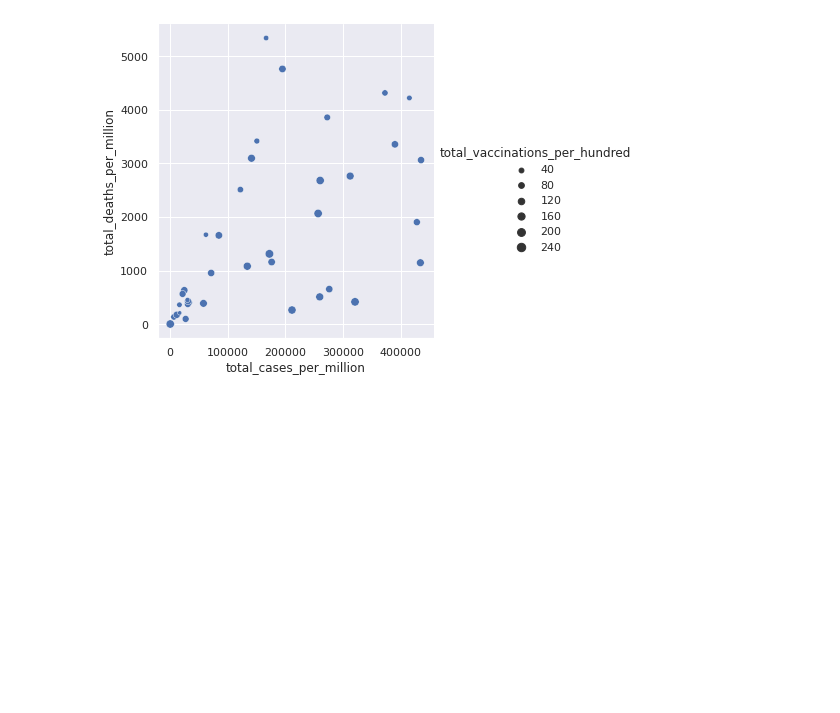
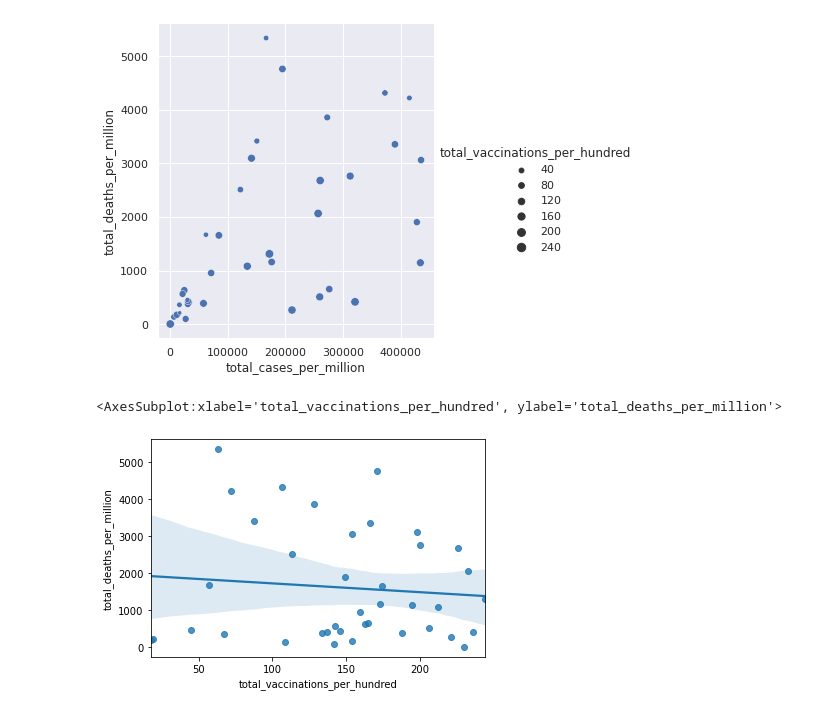
Before and after one commit to Mrpojam/CovIust_numerical_analysis, a Jupyter notebook: Models/DataAnalysis.ipynb, the cells around one changed output. Cells and saved outputs as stored; diff of their text form; code cells hidden in the pictures; blank space fills up the shorter version.

Commit message:
changed data analysis

```diff
--- a/Models/DataAnalysis.ipynb
+++ b/Models/DataAnalysis.ipynb
@@ -110,3 +110,8 @@ sns.relplot(x=data['total_cases_per_million'], y=data['total_deaths_per_million'
 # %% [output]
 <seaborn.axisgrid.FacetGrid at 0x...>
 [figure]
+# %%
+sns.regplot(x=data['total_vaccinations_per_hundred'], y=data['total_deaths_per_million'])
+# %% [output]
+<AxesSubplot:xlabel='total_vaccinations_per_hundred', ylabel='total_deaths_per_million'>
+[figure, added]
```
Also changed, not shown: parts of 18 cells of this notebook, 12 other files.
